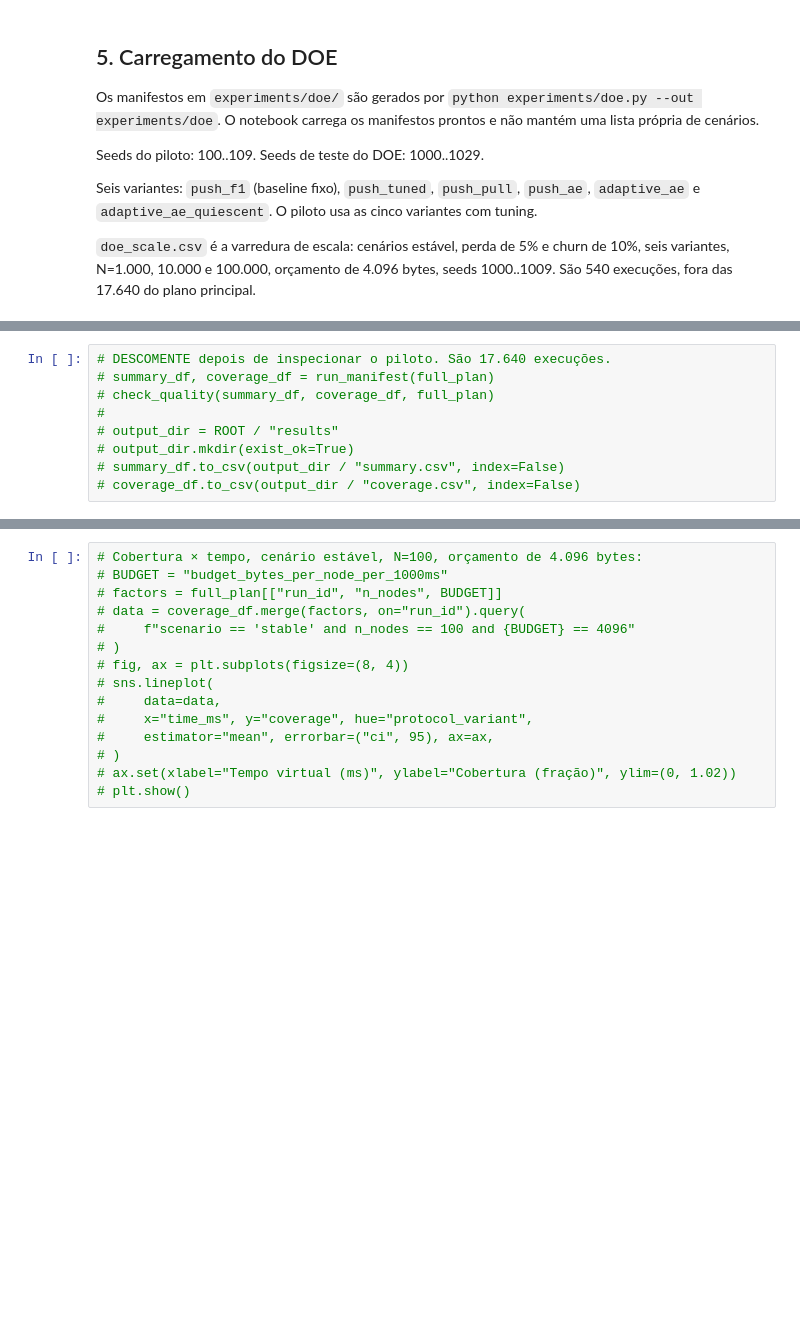
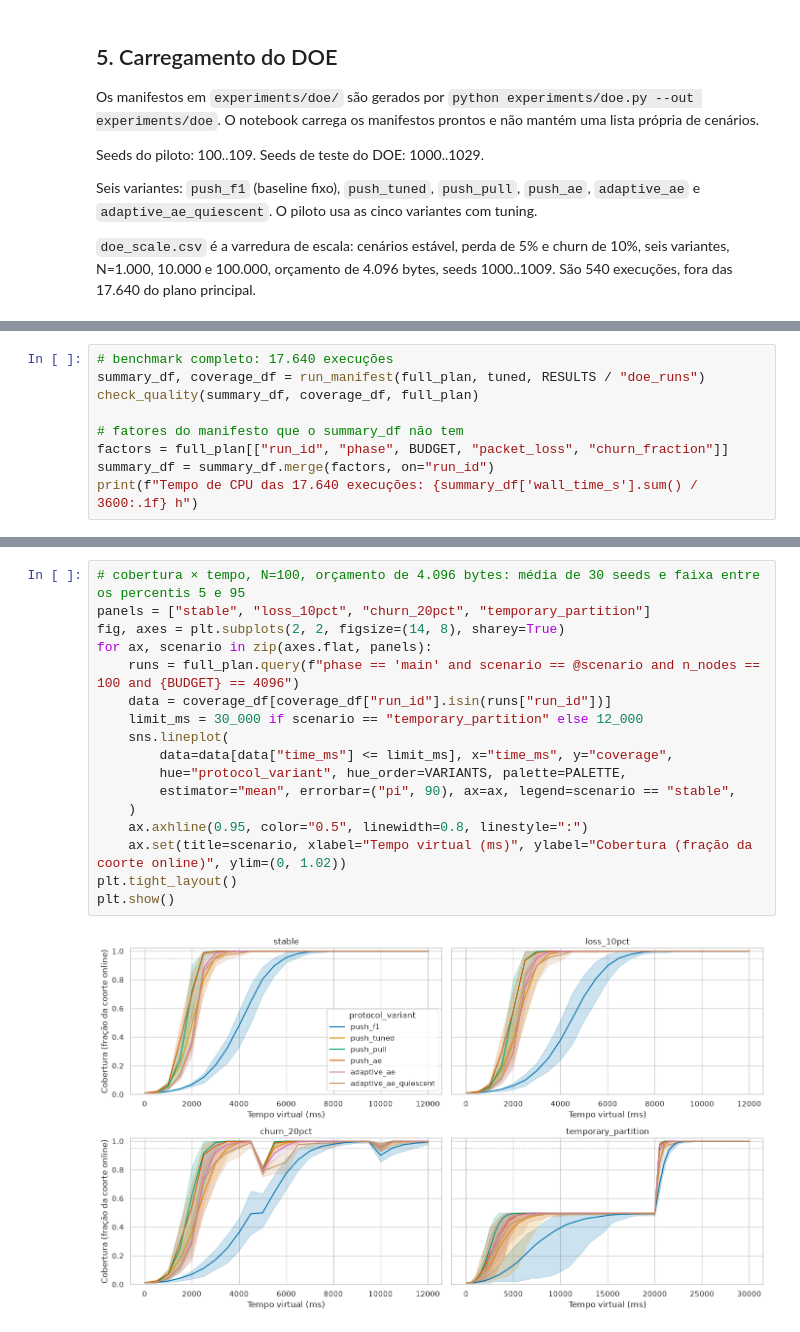
Before and after one commit to vicentemarciot27/exame-gossip, a Jupyter notebook: experiments/notebook.ipynb, the cells around one changed output, grey strips where cells are left out. Drawn from its saved outputs; the diff is of its cells as text; blank space fills up the shorter version.

```diff
--- a/experiments/notebook.ipynb
+++ b/experiments/notebook.ipynb
@@ -261,9 +352,9 @@ A varredura de escala roda por último. O custo de uma execução cresce com o n
 # %%
-# DESCOMENTE depois de inspecionar o piloto. São 17.640 execuções.
-# summary_df, coverage_df = run_manifest(full_plan)
-# check_quality(summary_df, coverage_df, full_plan)
-#
-# output_dir = ROOT / "results"
-# output_dir.mkdir(exist_ok=True)
-# summary_df.to_csv(output_dir / "summary.csv", index=False)
-# coverage_df.to_csv(output_dir / "coverage.csv", index=False)
+# benchmark completo: 17.640 execuções
+summary_df, coverage_df = run_manifest(full_plan, tuned, RESULTS / "doe_runs")
+check_quality(summary_df, coverage_df, full_plan)
+
+# fatores do manifesto que o summary_df não tem
+factors = full_plan[["run_id", "phase", BUDGET, "packet_loss", "churn_fraction"]]
+summary_df = summary_df.merge(factors, on="run_id")
+print(f"Tempo de CPU das 17.640 execuções: {summary_df['wall_time_s'].sum() / 3600:.1f} h")
@@ -290,16 +521,20 @@ A varredura de escala junta `summary_df` (N=50 a 500) e `scale_summary` (N=1.000
 # %%
-# Cobertura × tempo, cenário estável, N=100, orçamento de 4.096 bytes:
-# BUDGET = "budget_bytes_per_node_per_1000ms"
-# factors = full_plan[["run_id", "n_nodes", BUDGET]]
-# data = coverage_df.merge(factors, on="run_id").query(
-#     f"scenario == 'stable' and n_nodes == 100 and {BUDGET} == 4096"
-# )
-# fig, ax = plt.subplots(figsize=(8, 4))
-# sns.lineplot(
-#     data=data,
-#     x="time_ms", y="coverage", hue="protocol_variant",
-#     estimator="mean", errorbar=("ci", 95), ax=ax,
-# )
-# ax.set(xlabel="Tempo virtual (ms)", ylabel="Cobertura (fração)", ylim=(0, 1.02))
-# plt.show()
+# cobertura × tempo, N=100, orçamento de 4.096 bytes: média de 30 seeds e faixa entre os percentis 5 e 95
+panels = ["stable", "loss_10pct", "churn_20pct", "temporary_partition"]
+fig, axes = plt.subplots(2, 2, figsize=(14, 8), sharey=True)
+for ax, scenario in zip(axes.flat, panels):
+    runs = full_plan.query(f"phase == 'main' and scenario == @scenario and n_nodes == 100 and {BUDGET} == 4096")
+    data = coverage_df[coverage_df["run_id"].isin(runs["run_id"])]
+    limit_ms = 30_000 if scenario == "temporary_partition" else 12_000
+    sns.lineplot(
+        data=data[data["time_ms"] <= limit_ms], x="time_ms", y="coverage",
+        hue="protocol_variant", hue_order=VARIANTS, palette=PALETTE,
+        estimator="mean", errorbar=("pi", 90), ax=ax, legend=scenario == "stable",
+    )
+    ax.axhline(0.95, color="0.5", linewidth=0.8, linestyle=":")
+    ax.set(title=scenario, xlabel="Tempo virtual (ms)", ylabel="Cobertura (fração da coorte online)", ylim=(0, 1.02))
+plt.tight_layout()
+plt.show()
+# %% [output]
+[figure, added]
 # %%
```
Also changed, not shown: parts of 31 cells of this notebook, 28 other files.
